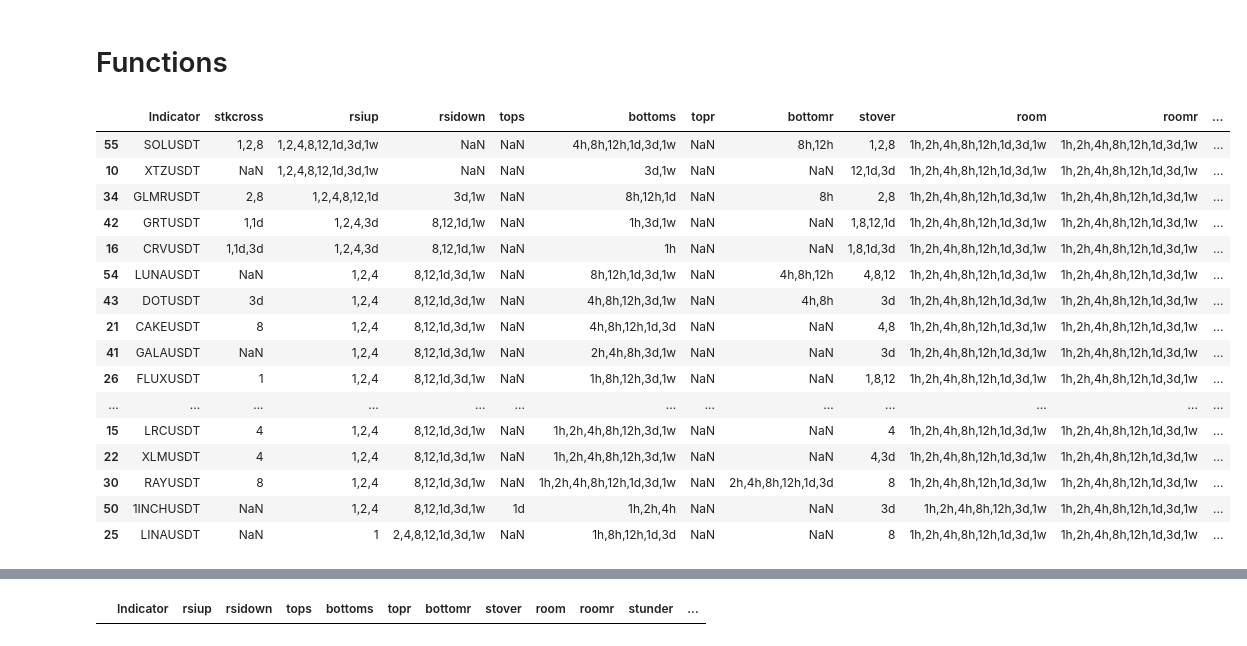
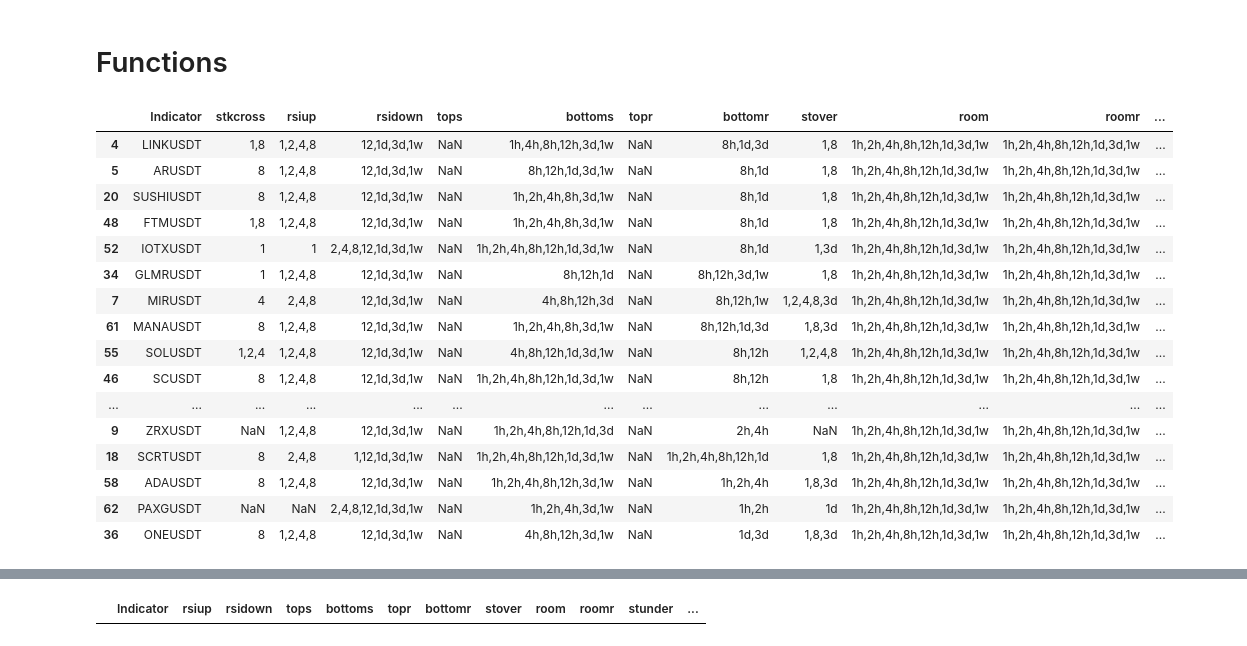
Before and after one commit to hjabbour/ML, a Jupyter notebook: STRSIMACDSMATOPBOTTOM-ML-Draft.ipynb, the cells around one changed output, grey strips where cells are left out. Cells and saved outputs as stored; diff of their text form; code cells hidden in the pictures.

```diff
--- a/STRSIMACDSMATOPBOTTOM-ML-Draft.ipynb
+++ b/STRSIMACDSMATOPBOTTOM-ML-Draft.ipynb
@@ -1067,7 +1063,7 @@ newframe=callfun(final,'stkcross','rsiup','rsidown','tops','bottoms','topr','bot
 newframe=newframe.sort_values(by=['bottoms','stkup','bottomr'],ascending=[False,True,False])
 newframe=newframe.sort_values(by=['bottomr','bottoms','shift'],ascending=[False,False,False])
 newframe=newframe.sort_values(by=['bottomr','bottoms','rsidown'],ascending=[False,False,False])
-newframe=newframe.sort_values(by=['rsiup','bottoms','bottomr'],ascending=[False,False,False])
+#newframe=newframe.sort_values(by=['rsiup','bottoms','bottomr'],ascending=[False,False,False])
 
 newframe.to_csv("allindi"+str(date.today())+".csv")
 
@@ -1099,54 +1095,56 @@ test = newframe.loc[(newframe['bottomr'] >= '12h')]
 
 
 test = newframe.loc[(newframe['rsiup'] <= '1d') & (newframe['bottoms'].notnull())]
+test = newframe.loc[ (newframe['bottomr'] >= '12h')]
 
-test = newframe.loc[(newframe['rsiup'] <= '1d') & (newframe['stover'].notnull())]
+
+#test = newframe.loc[(newframe['rsiup'] <= '1d') & (newframe['stover'].notnull())]
 
 #test = newframe.loc[(newframe['rsidown'].isnull()) &  (newframe['stkup'].notnull()) ]
 #test = newframe.loc[(newframe['rsidown'].notnull()) &  (newframe['stkup'].notnull()) ]
 #test = newframe.loc[(newframe['rsidown'].notnull()) &  (newframe['bottoms'].notnull())]
 
 
 #test = newframe.loc[(newframe['bottomr'] >= '12h') &  (newframe['stkup'].notnull()) ]
 
 #test = newframe.loc[(newframe['tops'].isnull()) &  (newframe['rsidown'].isnull()) ]
 
 
 #test = newframe.loc[(newframe['stkup'].notnull()) &  (newframe['bottoms'].notnull()) & (newframe['tops'].isnull()) ]
 
 #test = newframe.loc[(newframe['rsiup'] <= '1w') & (newframe['bottoms'] >= '4h') &  (newframe['shift'].notnull())]
 
 
 #test = newframe.loc[(newframe['shift'].notnull()) &  (newframe['bottoms'].notnull()) ]
 
 #test = newframe.loc[(newframe['rsidown'].isnull()) | (newframe['rsidown'] <= '1') ]
 
 #test = newframe.loc[(newframe['shift'] >= '1h') &  (newframe['dshift'].isnull()) & (newframe['downtrend'].isnull()) ]
 #test = newframe.loc[(newframe['shift'] >= '1h') &  (newframe['dshift'].isnull()) ]
 
 #test = newframe.loc[(newframe['shift'] >= '12h,1d,3d')]
 
 newframe
 
 test
 # %% [output]
 |  | Indicator | stkcross | rsiup | rsidown | tops | bottoms | topr | bottomr | stover | room | roomr | ... |
-| 55 | SOLUSDT | 1,2,8 | 1,2,4,8,12,1d,3d,1w | NaN | NaN | 4h,8h,12h,1d,3d,1w | NaN | 8h,12h | 1,2,8 | 1h,2h,4h,8h,12h,1d,3d,1w | 1h,2h,4h,8h,12h,1d,3d,1w | ... |
-| 10 | XTZUSDT | NaN | 1,2,4,8,12,1d,3d,1w | NaN | NaN | 3d,1w | NaN | NaN | 12,1d,3d | 1h,2h,4h,8h,12h,1d,3d,1w | 1h,2h,4h,8h,12h,1d,3d,1w | ... |
-| 34 | GLMRUSDT | 2,8 | 1,2,4,8,12,1d | 3d,1w | NaN | 8h,12h,1d | NaN | 8h | 2,8 | 1h,2h,4h,8h,12h,1d,3d,1w | 1h,2h,4h,8h,12h,1d,3d,1w | ... |
-| 42 | GRTUSDT | 1,1d | 1,2,4,3d | 8,12,1d,1w | NaN | 1h,3d,1w | NaN | NaN | 1,8,12,1d | 1h,2h,4h,8h,12h,1d,3d,1w | 1h,2h,4h,8h,12h,1d,3d,1w | ... |
-| 16 | CRVUSDT | 1,1d,3d | 1,2,4,3d | 8,12,1d,1w | NaN | 1h | NaN | NaN | 1,8,1d,3d | 1h,2h,4h,8h,12h,1d,3d,1w | 1h,2h,4h,8h,12h,1d,3d,1w | ... |
-| 54 | LUNAUSDT | NaN | 1,2,4 | 8,12,1d,3d,1w | NaN | 8h,12h,1d,3d,1w | NaN | 4h,8h,12h | 4,8,12 | 1h,2h,4h,8h,12h,1d,3d,1w | 1h,2h,4h,8h,12h,1d,3d,1w | ... |
-| 43 | DOTUSDT | 3d | 1,2,4 | 8,12,1d,3d,1w | NaN | 4h,8h,12h,3d,1w | NaN | 4h,8h | 3d | 1h,2h,4h,8h,12h,1d,3d,1w | 1h,2h,4h,8h,12h,1d,3d,1w | ... |
-| 21 | CAKEUSDT | 8 | 1,2,4 | 8,12,1d,3d,1w | NaN | 4h,8h,12h,1d,3d | NaN | NaN | 4,8 | 1h,2h,4h,8h,12h,1d,3d,1w | 1h,2h,4h,8h,12h,1d,3d,1w | ... |
-| 41 | GALAUSDT | NaN | 1,2,4 | 8,12,1d,3d,1w | NaN | 2h,4h,8h,3d,1w | NaN | NaN | 3d | 1h,2h,4h,8h,12h,1d,3d,1w | 1h,2h,4h,8h,12h,1d,3d,1w | ... |
-| 26 | FLUXUSDT | 1 | 1,2,4 | 8,12,1d,3d,1w | NaN | 1h,8h,12h,3d,1w | NaN | NaN | 1,8,12 | 1h,2h,4h,8h,12h,1d,3d,1w | 1h,2h,4h,8h,12h,1d,3d,1w | ... |
+| 4 | LINKUSDT | 1,8 | 1,2,4,8 | 12,1d,3d,1w | NaN | 1h,4h,8h,12h,3d,1w | NaN | 8h,1d,3d | 1,8 | 1h,2h,4h,8h,12h,1d,3d,1w | 1h,2h,4h,8h,12h,1d,3d,1w | ... |
+| 5 | ARUSDT | 8 | 1,2,4,8 | 12,1d,3d,1w | NaN | 8h,12h,1d,3d,1w | NaN | 8h,1d | 1,8 | 1h,2h,4h,8h,12h,1d,3d,1w | 1h,2h,4h,8h,12h,1d,3d,1w | ... |
+| 20 | SUSHIUSDT | 8 | 1,2,4,8 | 12,1d,3d,1w | NaN | 1h,2h,4h,8h,3d,1w | NaN | 8h,1d | 1,8 | 1h,2h,4h,8h,12h,1d,3d,1w | 1h,2h,4h,8h,12h,1d,3d,1w | ... |
+| 48 | FTMUSDT | 1,8 | 1,2,4,8 | 12,1d,3d,1w | NaN | 1h,2h,4h,8h,3d,1w | NaN | 8h,1d | 1,8 | 1h,2h,4h,8h,12h,1d,3d,1w | 1h,2h,4h,8h,12h,1d,3d,1w | ... |
+| 52 | IOTXUSDT | 1 | 1 | 2,4,8,12,1d,3d,1w | NaN | 1h,2h,4h,8h,12h,1d,3d,1w | NaN | 8h,1d | 1,3d | 1h,2h,4h,8h,12h,1d,3d,1w | 1h,2h,4h,8h,12h,1d,3d,1w | ... |
+| 34 | GLMRUSDT | 1 | 1,2,4,8 | 12,1d,3d,1w | NaN | 8h,12h,1d | NaN | 8h,12h,3d,1w | 1,8 | 1h,2h,4h,8h,12h,1d,3d,1w | 1h,2h,4h,8h,12h,1d,3d,1w | ... |
+| 7 | MIRUSDT | 4 | 2,4,8 | 12,1d,3d,1w | NaN | 4h,8h,12h,3d | NaN | 8h,12h,1w | 1,2,4,8,3d | 1h,2h,4h,8h,12h,1d,3d,1w | 1h,2h,4h,8h,12h,1d,3d,1w | ... |
+| 61 | MANAUSDT | 8 | 1,2,4,8 | 12,1d,3d,1w | NaN | 1h,2h,4h,8h,3d,1w | NaN | 8h,12h,1d,3d | 1,8,3d | 1h,2h,4h,8h,12h,1d,3d,1w | 1h,2h,4h,8h,12h,1d,3d,1w | ... |
+| 55 | SOLUSDT | 1,2,4 | 1,2,4,8 | 12,1d,3d,1w | NaN | 4h,8h,12h,1d,3d,1w | NaN | 8h,12h | 1,2,4,8 | 1h,2h,4h,8h,12h,1d,3d,1w | 1h,2h,4h,8h,12h,1d,3d,1w | ... |
+| 46 | SCUSDT | 8 | 1,2,4,8 | 12,1d,3d,1w | NaN | 1h,2h,4h,8h,12h,1d,3d,1w | NaN | 8h,12h | 1,8 | 1h,2h,4h,8h,12h,1d,3d,1w | 1h,2h,4h,8h,12h,1d,3d,1w | ... |
 | ... | ... | ... | ... | ... | ... | ... | ... | ... | ... | ... | ... | ... |
-| 15 | LRCUSDT | 4 | 1,2,4 | 8,12,1d,3d,1w | NaN | 1h,2h,4h,8h,12h,3d,1w | NaN | NaN | 4 | 1h,2h,4h,8h,12h,1d,3d,1w | 1h,2h,4h,8h,12h,1d,3d,1w | ... |
-| 22 | XLMUSDT | 4 | 1,2,4 | 8,12,1d,3d,1w | NaN | 1h,2h,4h,8h,12h,3d,1w | NaN | NaN | 4,3d | 1h,2h,4h,8h,12h,1d,3d,1w | 1h,2h,4h,8h,12h,1d,3d,1w | ... |
-| 30 | RAYUSDT | 8 | 1,2,4 | 8,12,1d,3d,1w | NaN | 1h,2h,4h,8h,12h,1d,3d,1w | NaN | 2h,4h,8h,12h,1d,3d | 8 | 1h,2h,4h,8h,12h,1d,3d,1w | 1h,2h,4h,8h,12h,1d,3d,1w | ... |
-| 50 | 1INCHUSDT | NaN | 1,2,4 | 8,12,1d,3d,1w | 1d | 1h,2h,4h | NaN | NaN | 3d | 1h,2h,4h,8h,12h,3d,1w | 1h,2h,4h,8h,12h,1d,3d,1w | ... |
-| 25 | LINAUSDT | NaN | 1 | 2,4,8,12,1d,3d,1w | NaN | 1h,8h,12h,1d,3d | NaN | NaN | 8 | 1h,2h,4h,8h,12h,1d,3d,1w | 1h,2h,4h,8h,12h,1d,3d,1w | ... |
+| 9 | ZRXUSDT | NaN | 1,2,4,8 | 12,1d,3d,1w | NaN | 1h,2h,4h,8h,12h,1d,3d | NaN | 2h,4h | NaN | 1h,2h,4h,8h,12h,1d,3d,1w | 1h,2h,4h,8h,12h,1d,3d,1w | ... |
+| 18 | SCRTUSDT | 8 | 2,4,8 | 1,12,1d,3d,1w | NaN | 1h,2h,4h,8h,12h,1d,3d,1w | NaN | 1h,2h,4h,8h,12h,1d | 1,8 | 1h,2h,4h,8h,12h,1d,3d,1w | 1h,2h,4h,8h,12h,1d,3d,1w | ... |
+| 58 | ADAUSDT | 8 | 1,2,4,8 | 12,1d,3d,1w | NaN | 1h,2h,4h,8h,12h,3d,1w | NaN | 1h,2h,4h | 1,8,3d | 1h,2h,4h,8h,12h,1d,3d,1w | 1h,2h,4h,8h,12h,1d,3d,1w | ... |
+| 62 | PAXGUSDT | NaN | NaN | 2,4,8,12,1d,3d,1w | NaN | 1h,2h,4h,3d,1w | NaN | 1h,2h | 1d | 1h,2h,4h,8h,12h,1d,3d,1w | 1h,2h,4h,8h,12h,1d,3d,1w | ... |
+| 36 | ONEUSDT | 8 | 1,2,4,8 | 12,1d,3d,1w | NaN | 4h,8h,12h,3d,1w | NaN | 1d,3d | 1,8,3d | 1h,2h,4h,8h,12h,1d,3d,1w | 1h,2h,4h,8h,12h,1d,3d,1w | ... |
 # %%
 # Indicators for the week shift
 
```
Also changed, not shown: parts of 43 cells of this notebook.
